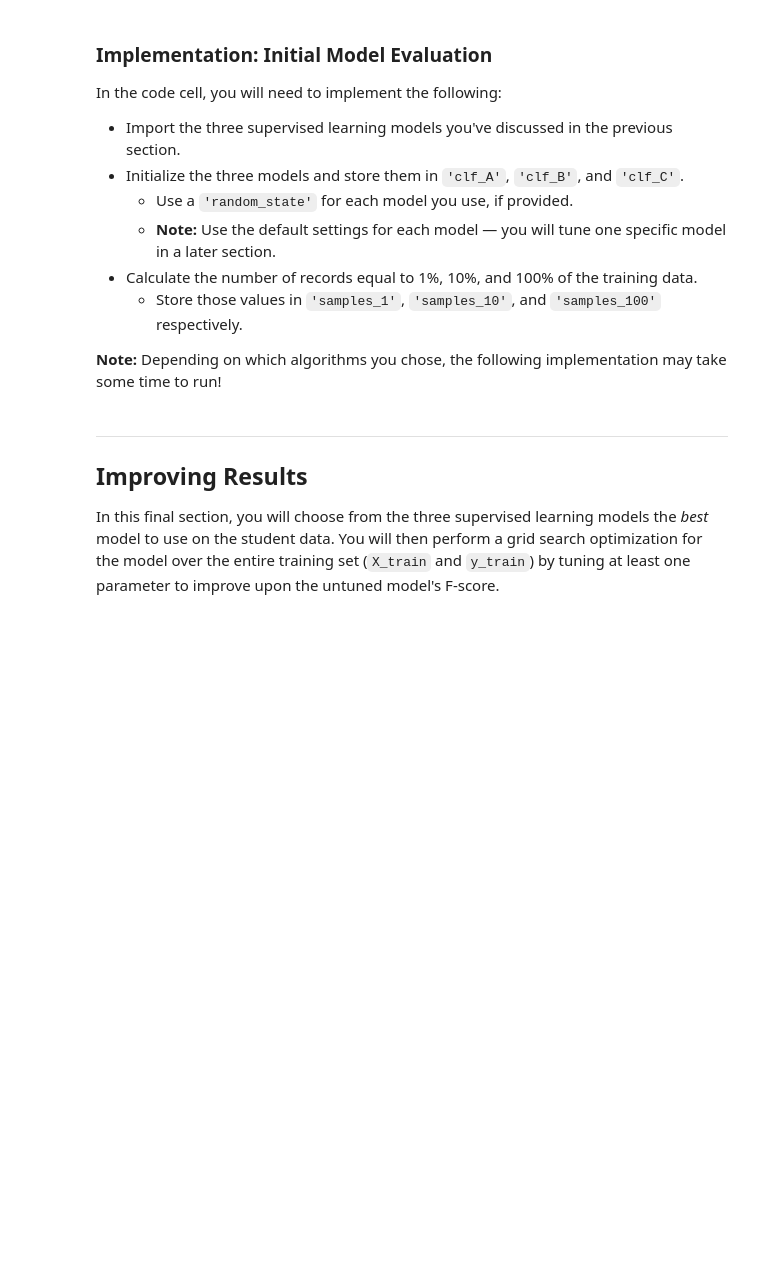
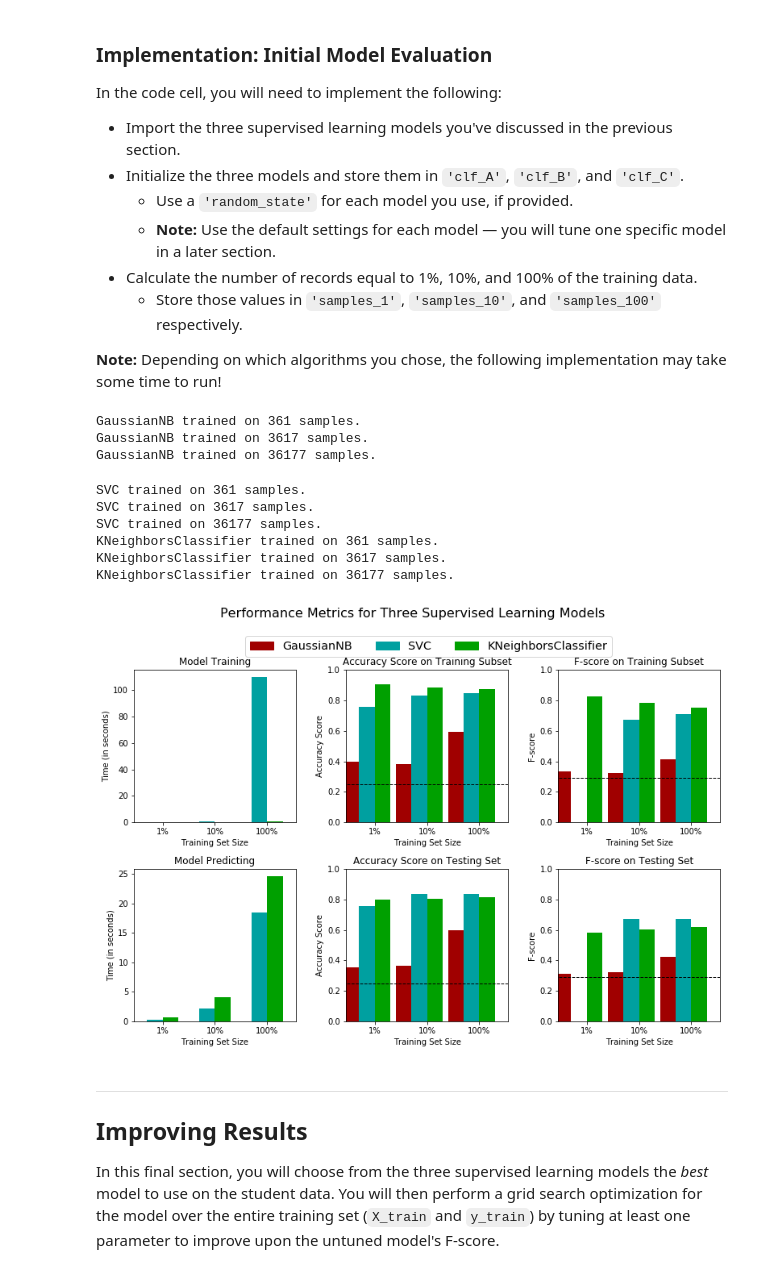
Before and after one commit to Nourahussein/Udacity-MLND, a Jupyter notebook: P2-finding_donors/finding_donors.ipynb, the cells around one changed output. Cells and saved outputs as stored; diff of their text form; code cells hidden in the pictures; blank space fills up the shorter version.

```diff
--- a/P2-finding_donors/finding_donors.ipynb
+++ b/P2-finding_donors/finding_donors.ipynb
@@ -308,7 +322,9 @@ In the code block below, you will need to implement the following:
  - Calculate the F-score for both the training subset and testing set.
    - Make sure that you set the `beta` parameter!
 # %%
-# TODO: Import two metrics from sklearn - fbeta_score and accuracy_score
+from sklearn.metrics import accuracy_score as acs
+from sklearn.metrics import fbeta_score as fbs
+
 
 def train_predict(learner, sample_size, X_train, y_train, X_test, y_test):
     '''
@@ -325,36 +341,36 @@ def train_predict(learner, sample_size, X_train, y_train, X_test, y_test):
 
     # TODO: Fit the learner to the training data using slicing with 'sample_size' using .fit(training_features[:], training_labels[:])
     start = time() # Get start time
-    learner = None
+    learner = learner.fit(X_train[:sample_size],y_train[:sample_size])
     end = time() # Get end time
 
     # TODO: Calculate the training time
-    results['train_time'] = None
+    results['train_time'] = end - start
 
     # TODO: Get the predictions on the test set(X_test),
     #       then get predictions on the first 300 training samples(X_train) using .predict()
     start = time() # Get start time
-    predictions_test = None
-    predictions_train = None
+    predictions_test = learner.predict(X_test)
+    predictions_train = learner.predict(X_train[:300])
     end = time() # Get end time
 
     # TODO: Calculate the total prediction time
-    results['pred_time'] = None
+    results['pred_time'] = end - start
 
     # TODO: Compute accuracy on the first 300 training samples which is y_train[:300]
-    results['acc_train'] = None
+    results['acc_train'] = acs(y_train[:300], predictions_train)
 
     # TODO: Compute accuracy on test set using accuracy_score()
-    results['acc_test'] = None
+    results['acc_test'] = acs(y_test, predictions_test)
 
     # TODO: Compute F-score on the the first 300 training samples using fbeta_score()
-    results['f_train'] = None
+    results['f_train'] = fbs(y_train[:300], predictions_train, beta=0.5)
 
     # TODO: Compute F-score on the test set which is y_test
-    results['f_test'] = None
+    results['f_test'] = fbs(y_test, predictions_test, beta=0.5)
 
     # Success
-    print "{} trained on {} samples.".format(learner.__class__.__name__, sample_size)
+    print ("{} trained on {} samples.".format(learner.__class__.__name__, sample_size))
 
     # Return the results
     return results
@@ -371,31 +387,46 @@ In the code cell, you will need to implement the following:
 **Note:** Depending on which algorithms you chose, the following implementation may take some time to run!
 # %%
 # TODO: Import the three supervised learning models from sklearn
+from sklearn.naive_bayes import GaussianNB
+from sklearn import svm
+from sklearn.tree import DecisionTreeClassifier
+from sklearn.neighbors import KNeighborsClassifier
 
 # TODO: Initialize the three models
-clf_A = None
-clf_B = None
-clf_C = None
-
+clf_A = GaussianNB()
+clf_B = svm.SVC(random_state=5)
+#clf_C = DecisionTreeClassifier()
+clf_C = KNeighborsClassifier(n_neighbors=3)
 # TODO: Calculate the number of samples for 1%, 10%, and 100% of the training data
 # HINT: samples_100 is the entire training set i.e. len(y_train)
 # HINT: samples_10 is 10% of samples_100
 # HINT: samples_1 is 1% of samples_100
-samples_100 = None
-samples_10 = None
-samples_1 = None
+samples_100 = len(y_train)
+samples_10 = int(len(y_train)/10)
+samples_1 = int(len(y_train)/100)
 
 # Collect results on the learners
 results = {}
 for clf in [clf_A, clf_B, clf_C]:
     clf_name = clf.__class__.__name__
     results[clf_name] = {}
     for i, samples in enumerate([samples_1, samples_10, samples_100]):
         results[clf_name][i] = \
         train_predict(clf, samples, X_train, y_train, X_test, y_test)
 
 # Run metrics visualization for the three supervised learning models chosen
 vs.evaluate(results, accuracy, fscore)
+# %% [output]
+GaussianNB trained on 361 samples.
+GaussianNB trained on 3617 samples.
+GaussianNB trained on 36177 samples.
+SVC trained on 361 samples.
+SVC trained on 3617 samples.
+SVC trained on 36177 samples.
+KNeighborsClassifier trained on 361 samples.
+KNeighborsClassifier trained on 3617 samples.
+KNeighborsClassifier trained on 36177 samples.
+[figure, added]
 # %% [markdown]
 ----
 ## Improving Results
```
Also changed, not shown: parts of 4 cells of this notebook.
